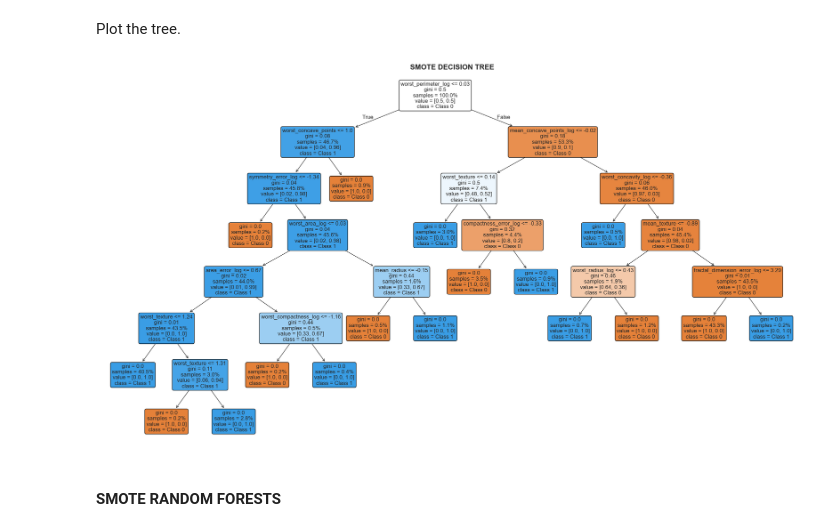
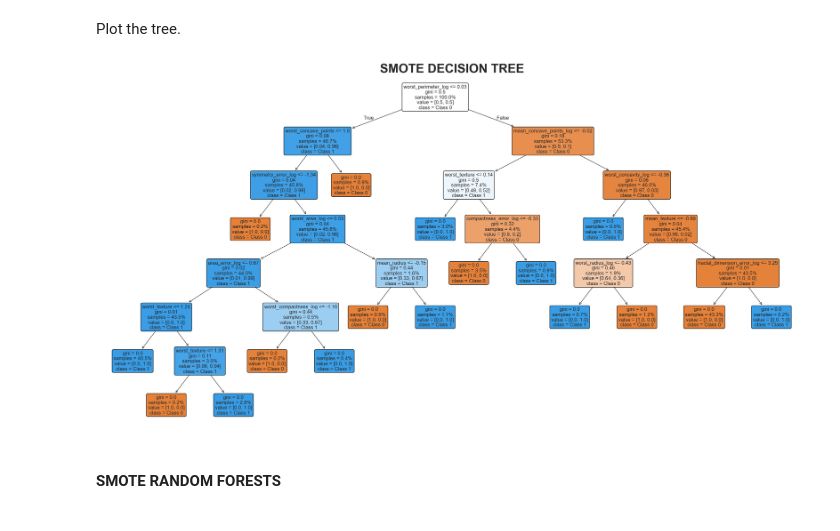
Before and after one commit to Vain-Guy/Ensemble-Methods, a Jupyter notebook: ENSEMBLE_METHODS.ipynb, the cells around one changed output. Saved outputs shown, nothing was run; the diff lists cells and outputs as text; code cells hidden in the pictures.

```diff
--- a/ENSEMBLE_METHODS.ipynb
+++ b/ENSEMBLE_METHODS.ipynb
@@ -1300,29 +1300,29 @@ The key things to note here are:
 Plot the tree.
 # %%
 # Create figure
-plt.figure(figsize=(22,12))
+plt.figure(figsize=(24,12.5))
 
 # Plot SMOTE decision tree
 plot_tree(
     smote_dt,
     feature_names=X_train.columns,
     class_names=['Class 0', 'Class 1'],
     filled=True,
     rounded=True,
     fontsize=12,
     proportion=True,
     precision=2,
     impurity=True
 )
 
 # Title styling
-plt.title("SMOTE DECISION TREE", fontsize=16, fontweight='semibold')
+plt.title("SMOTE DECISION TREE", fontsize=30, fontweight='semibold')
 plt.xticks([])
 plt.yticks([])
 plt.tight_layout()
 plt.show()
 # %% [output]
-[figure, old version]
+[figure, new version]
 # %% [markdown]
 #### SMOTE RANDOM FORESTS
 # %%
```
Also changed, not shown: parts of 10 cells of this notebook.
